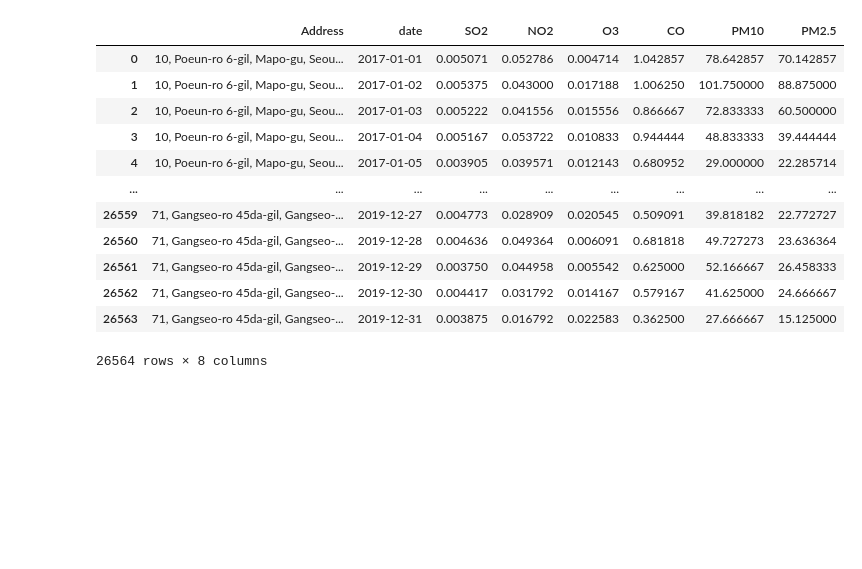
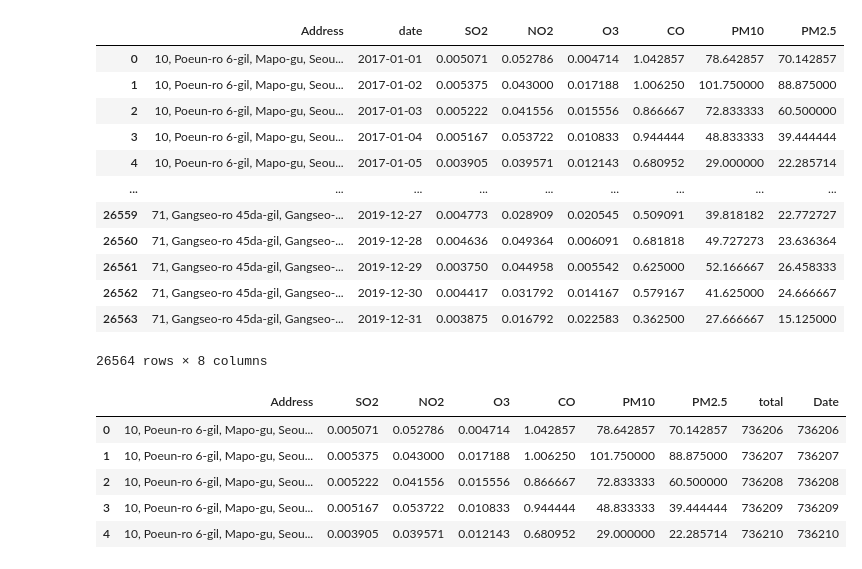
Before and after one commit to antoniusYanuar/Ml, a Jupyter notebook: Tugas Besar - Machine Learning.ipynb, the cells around one changed output. Drawn from its saved outputs; the diff is of its cells as text; code cells hidden in the pictures; blank space fills up the shorter version.

```diff
--- a/Tugas Besar - Machine Learning.ipynb
+++ b/Tugas Besar - Machine Learning.ipynb
@@ -550,0 +584,11 @@ data_cleaned_avg
+# %%
+data_cleaned_avg = data_cleaned_avg.drop(['date'], axis=1)
+data_cleaned_avg['Date'] = total
+data_cleaned_avg.head()
+# %% [output]
+|  | Address | SO2 | NO2 | O3 | CO | PM10 | PM2.5 | total | Date |
+| 0 | 10, Poeun-ro 6-gil, Mapo-gu, Seou... | 0.005071 | 0.052786 | 0.004714 | 1.042857 | 78.642857 | 70.142857 | 736206 | 736206 |
+| 1 | 10, Poeun-ro 6-gil, Mapo-gu, Seou... | 0.005375 | 0.043000 | 0.017188 | 1.006250 | 101.750000 | 88.875000 | 736207 | 736207 |
+| 2 | 10, Poeun-ro 6-gil, Mapo-gu, Seou... | 0.005222 | 0.041556 | 0.015556 | 0.866667 | 72.833333 | 60.500000 | 736208 | 736208 |
+| 3 | 10, Poeun-ro 6-gil, Mapo-gu, Seou... | 0.005167 | 0.053722 | 0.010833 | 0.944444 | 48.833333 | 39.444444 | 736209 | 736209 |
+| 4 | 10, Poeun-ro 6-gil, Mapo-gu, Seou... | 0.003905 | 0.039571 | 0.012143 | 0.680952 | 29.000000 | 22.285714 | 736210 | 736210 |
```
Also changed, not shown: parts of 4 cells of this notebook, 1 other file.
